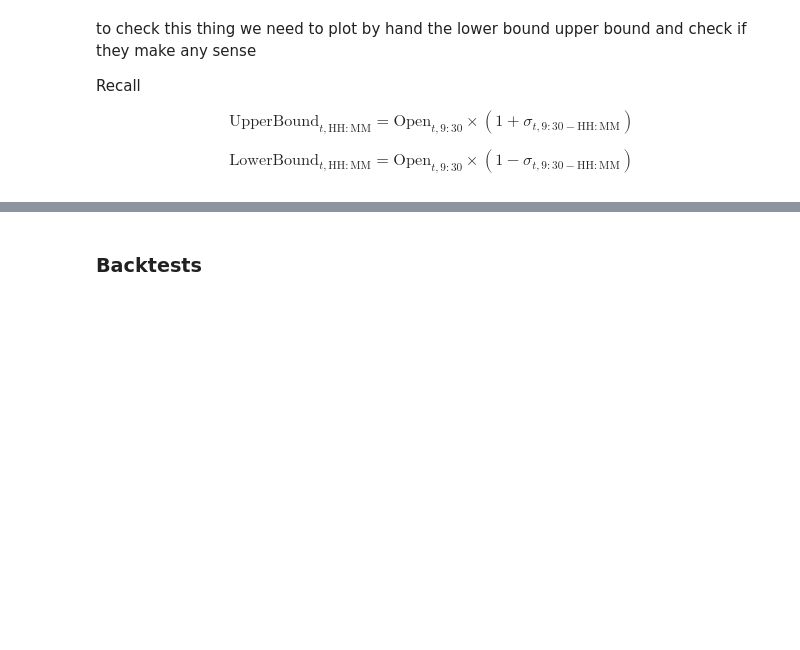
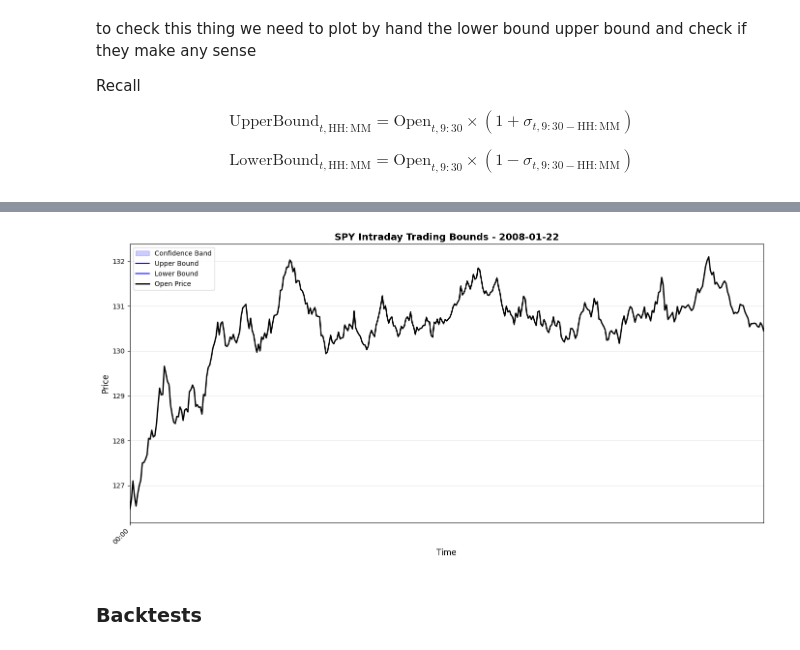
Before and after one commit to blackswan-quants/intraday-momentum, a Jupyter notebook: notebooks/Bug_and_correction.ipynb, the cells around one changed output, grey strips where cells are left out. Drawn from its saved outputs; the diff is of its cells as text; code cells hidden in the pictures; blank space fills up the shorter version.

Commit message:
It works lower and upper bound are correctly computed here.

```diff
--- a/notebooks/Bug_and_correction.ipynb
+++ b/notebooks/Bug_and_correction.ipynb
@@ -282,3 +209,77 @@ No intraday data for 2022-01-30
+# %%
+import matplotlib.pyplot as plt
+import matplotlib.dates as mdates
+from matplotlib.dates import DateFormatter
+import pandas as pd
+import os
+
+# Choose target date (change as needed) - data ranges from 2008-01-22 to 2021-05-06
+target_date = '2008-01-22'
+target_date_dt = pd.to_datetime(target_date)
+
+# Ensure index is datetime
+df_spy.index = pd.to_datetime(df_spy.index)
+
+# Filter by the 'day' column instead of the index
+df_day = df_spy[df_spy["day"] == target_date_dt].copy()
+
+if df_day.empty:
+    print(f"No intraday data for {target_date}")
+    print(f"Available date range: {df_spy['day'].min()} to {df_spy['day'].max()}")
+else:
+    # Set a clean datetime index for matplotlib (use the index which is already datetime)
+    if getattr(df_day.index, 'tz', None) is not None:
+        try:
+            df_day.index = df_day.index.tz_convert(None)
+        except Exception:
+            try:
+                df_day.index = df_day.index.tz_localize(None)
+            except Exception:
+                pass
+
+    # Create plot
+    fig, ax = plt.subplots(figsize=(14, 7))
+
+    # Plot the band with transparency
+    ax.fill_between(df_day.index, df_day["lower_bnd"], df_day["upper_bnd"],
+                    alpha=0.2, color='blue', label='Confidence Band')
+
+    # Plot upper and lower bounds
+    ax.plot(df_day.index, df_day["upper_bnd"], color='blue', linewidth=1.5, label='Upper Bound')
+    ax.plot(df_day.index, df_day["lower_bnd"], color='blue', linewidth=1.5, label='Lower Bound')
+
+    # Plot open price
+    ax.plot(df_day.index, df_day["open"], color='black', linewidth=2, label='Open Price')
+
+    # Plot VWAP as dashed line if present
+    if "vwap" in df_day.columns:
+        ax.plot(df_day.index, df_day["vwap"], color='red', linewidth=2, label='VWAP', linestyle='--')
+
+    # Create explicit major (hourly) and minor (30min) ticks using pandas date_range
+    start = df_day.index[0].floor('h')
+    end = df_day.index[-1].ceil('h')
+    major_ticks = pd.date_range(start=start, end=end, freq='60min')
+    minor_ticks = pd.date_range(start=start, end=end, freq='30min')
+
+    ax.set_xticks(major_ticks)
+    ax.set_xticks(minor_ticks, minor=True)
+    ax.xaxis.set_major_formatter(DateFormatter("%H:%M"))
+
+    # Tight x-limits and formatting
+    ax.set_xlim([df_day.index[0], df_day.index[-1]])
+    plt.xticks(rotation=45, ha='right')
+
+    ax.set_xlabel('Time', fontsize=12)
+    ax.set_ylabel('Price', fontsize=12)
+    ax.set_title(f'SPY Intraday Trading Bounds - {target_date}', fontsize=14, fontweight='bold')
+    ax.legend(loc='best', fontsize=10)
+    ax.grid(True, alpha=0.3)
+
+    plt.tight_layout()
+
+    plt.show()
+# %% [output]
+[figure, added]
 # %% [markdown]
 ### Backtests
 # %% [markdown]
```
Also changed, not shown: parts of 4 cells of this notebook.
